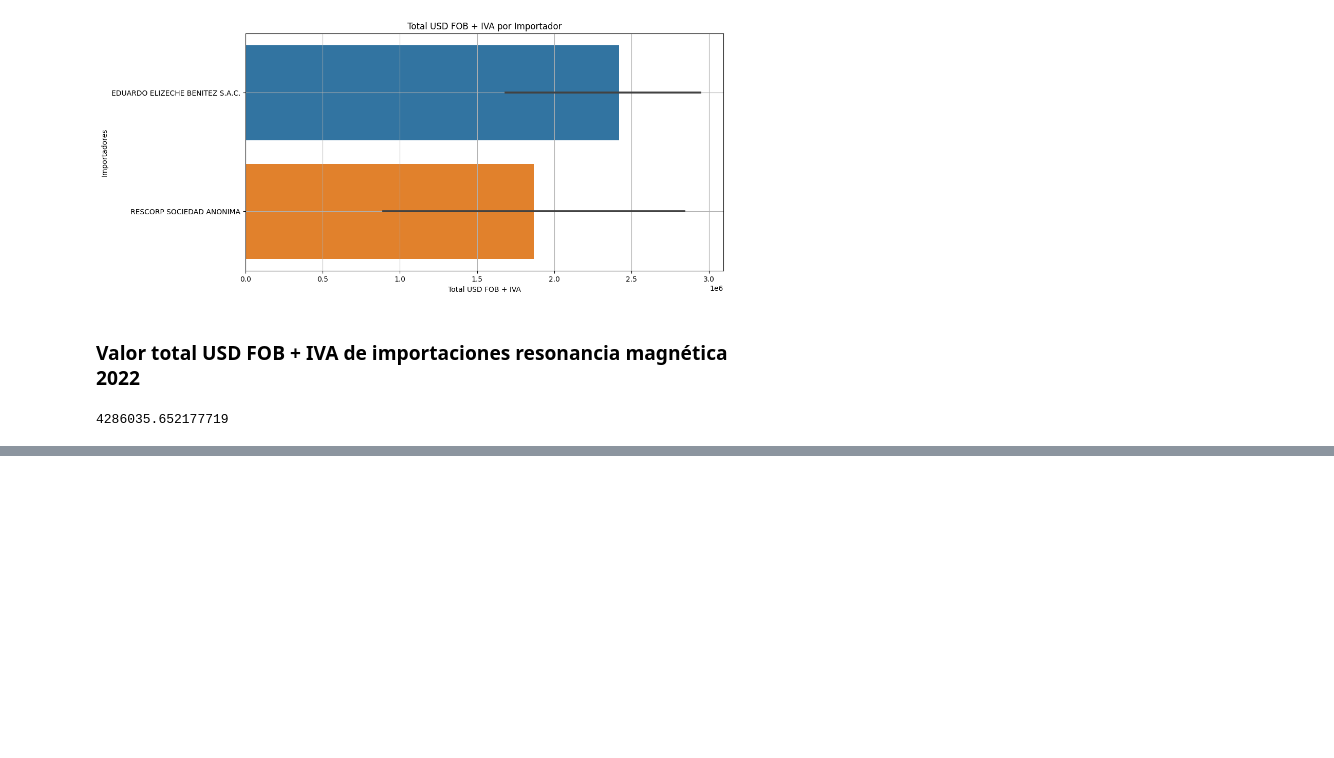
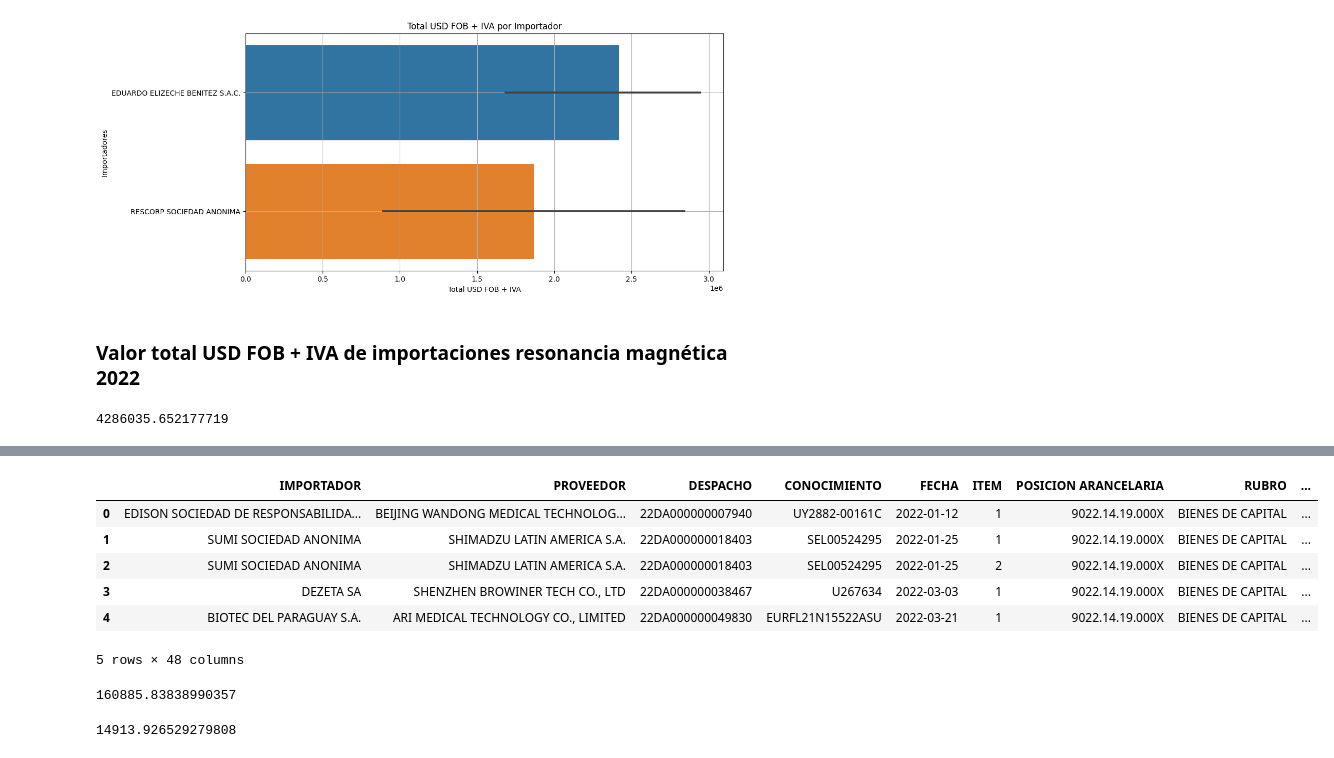
Before and after one commit to christian180492/An-lisis-Importaciones, a Jupyter notebook: Estudio_Importaciones_2022.ipynb, the cells around one changed output, grey strips where cells are left out. Cells and saved outputs as stored; diff of their text form; code cells hidden in the pictures; blank space fills up the shorter version.

```diff
--- a/Estudio_Importaciones_2022.ipynb
+++ b/Estudio_Importaciones_2022.ipynb
@@ -929,0 +952,16 @@ print(sum_rmi)
+# %%
+columnas_numericas = ['VALOR FOB U$S', 'VALOR FLETE U$S', 'VALOR SEGURO U$S', 'VALOR CIF U$S',
+                     'CANTIDAD', 'PRECIO UNITARIO', 'KGS BRUTO', 'KGS NETO', 'VALOR FACTURA',
+                     'COTIZACION', 'IMPONIBLE U$S', 'IMPONIBLE GS', 'AJUSTE A INCLUIR',
+                     'AJUSTE A DEDUCIR', 'DERECHO', 'ISC', 'RENTA', 'IVA', 'TOTAL']
+
+data_RX[columnas_numericas] = data_RX[columnas_numericas].replace(',', '.', regex=True).astype(float)
+data_RX.head()
+# %% [output]
+|  | IMPORTADOR | PROVEEDOR | DESPACHO | CONOCIMIENTO | FECHA | ITEM | POSICION ARANCELARIA | RUBRO | ... |
+| 0 | EDISON SOCIEDAD DE RESPONSABILIDA... | BEIJING WANDONG MEDICAL TECHNOLOG... | 22DA000000007940 | UY2882-00161C | 2022-01-12 | 1 | 9022.14.19.000X | BIENES DE CAPITAL | ... |
+| 1 | SUMI SOCIEDAD ANONIMA | SHIMADZU LATIN AMERICA S.A. | 22DA000000018403 | SEL00524295 | 2022-01-25 | 1 | 9022.14.19.000X | BIENES DE CAPITAL | ... |
+| 2 | SUMI SOCIEDAD ANONIMA | SHIMADZU LATIN AMERICA S.A. | 22DA000000018403 | SEL00524295 | 2022-01-25 | 2 | 9022.14.19.000X | BIENES DE CAPITAL | ... |
+| 3 | DEZETA SA | SHENZHEN BROWINER TECH CO., LTD | 22DA000000038467 | U267634 | 2022-03-03 | 1 | 9022.14.19.000X | BIENES DE CAPITAL | ... |
+| 4 | BIOTEC DEL PARAGUAY S.A. | ARI MEDICAL TECHNOLOGY CO., LIMITED | 22DA000000049830 | EURFL21N15522ASU | 2022-03-21 | 1 | 9022.14.19.000X | BIENES DE CAPITAL | ... |
+5 rows × 48 columns
@@ -929,0 +978,10 @@ print(sum_rmi)
+# %%
+max_RX = max(data_RX['VALOR FINAL POR CANTIDAD'])
+max_RX
+# %% [output]
+160885.83838990357
+# %%
+min_RX = min(data_RX['VALOR FINAL POR CANTIDAD'])
+min_RX
+# %% [output]
+14913.926529279808
```
Also changed, not shown: parts of 12 cells of this notebook.
